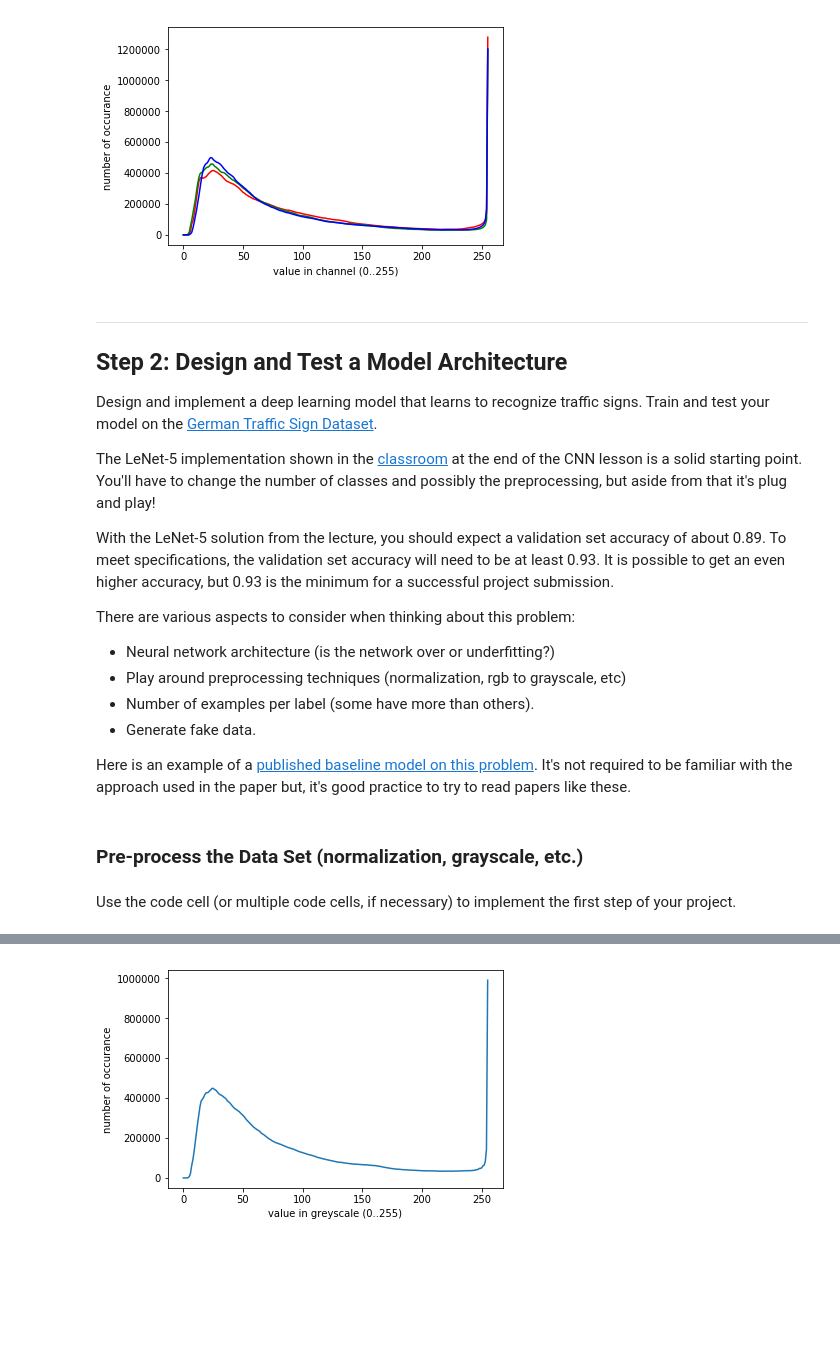
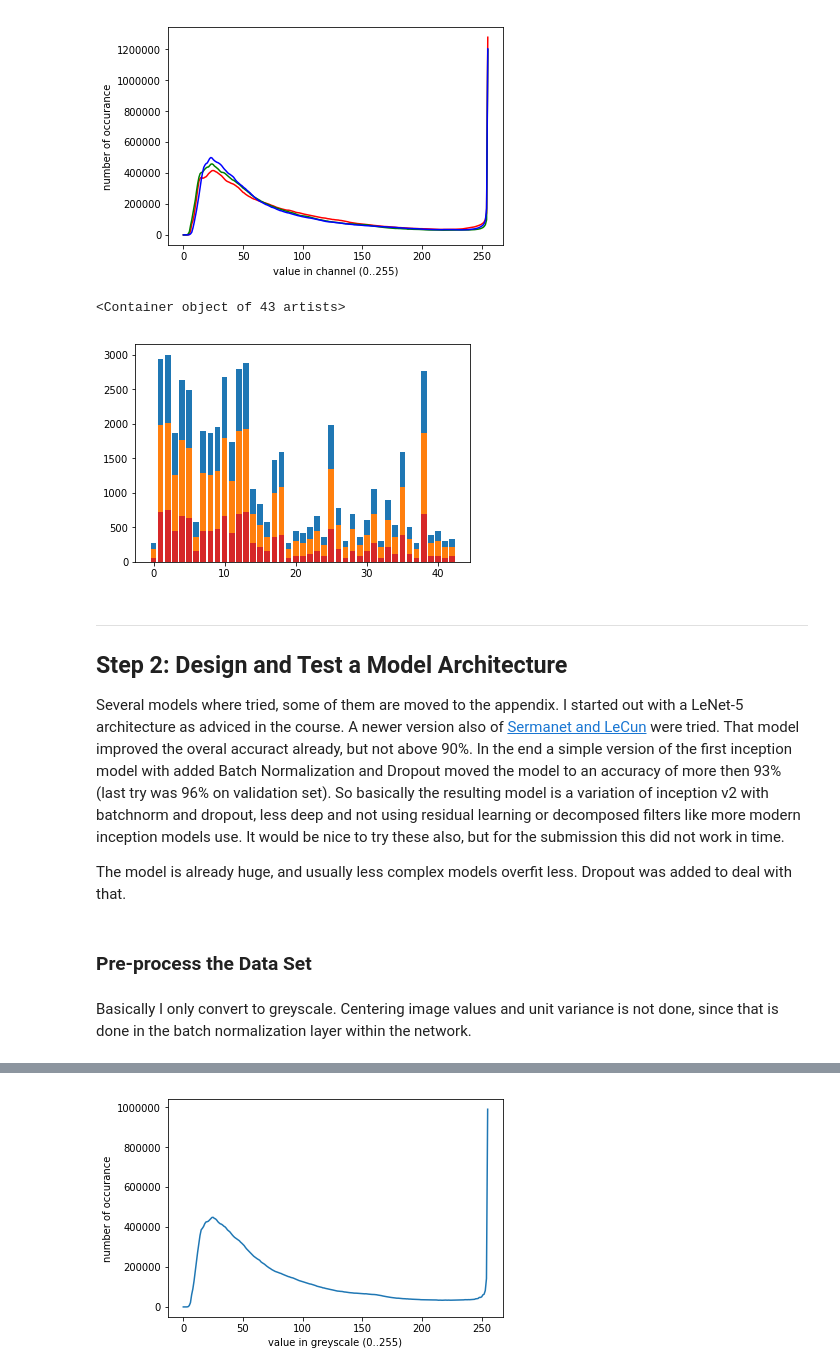
Before and after one commit to joergsimon/SDCND-Term1-TrafficSign, a Jupyter notebook: Traffic_Sign_Classifier.ipynb, the cells around one changed output, grey strips where cells are left out. Drawn from its saved outputs; the diff is of its cells as text; code cells hidden in the pictures; blank space fills up the shorter version.

Commit message:
added an output about the test set and recomputed the model with less epochs

```diff
--- a/Traffic_Sign_Classifier.ipynb
+++ b/Traffic_Sign_Classifier.ipynb
@@ -121,29 +100,43 @@ plt.ylabel('number of occurance')
 plt.show()
 # %% [output]
 [figure]
-# %% [markdown]
-----
-
-## Step 2: Design and Test a Model Architecture
-
-Design and implement a deep learning model that learns to recognize traffic signs. Train and test your model on the [German Traffic Sign Dataset](http://benchmark.ini.rub.de/?section=gtsrb&subsection=dataset).
-
-The LeNet-5 implementation shown in the [classroom](https://classroom.udacity.com/nanodegrees/nd013/parts/fbf77062-5703-404e-b60c-95b78b2f3f9e/modules/6df7ae49-c61c-4bb2-a23e-6527e69209ec/lessons/601ae704-1035-4287-8b11-e2c2716217ad/concepts/d4aca031-508f-4e0b-b493-e7b706120f81) at the end of the CNN lesson is a solid starting point. You'll have to change the number of classes and possibly the preprocessing, but aside from that it's plug and play!
-
-With the LeNet-5 solution from the lecture, you should expect a validation set accuracy of about 0.89. To meet specifications, the validation set accuracy will need to be at least 0.93. It is possible to get an even higher accuracy, but 0.93 is the minimum for a successful project submission.
-
-There are various aspects to consider when thinking about this problem:
-
-- Neural network architecture (is the network over or underfitting?)
-- Play around preprocessing techniques (normalization, rgb to grayscale, etc)
-- Number of examples per label (some have more than others).
-- Generate fake data.
-
-Here is an example of a [published baseline model on this problem](http://yann.lecun.com/exdb/publis/pdf/sermanet-ijcnn-11.pdf). It's not required to be familiar with the approach used in the paper but, it's good practice to try to read papers like these.
+# %%
+def get_classes_histogram(targets):
+    classes_hist = np.zeros(43)
+    for i in range(len(targets)):
+        classes_hist[targets[i]] = classes_hist[targets[i]] + 1
+    return classes_hist
+
+classes_hist = get_classes_histogram(all_y)
+x = range(43)
+plt.bar(x, classes_hist)
+
+classes_hist = get_classes_histogram(y_train)
+x = range(43)
+plt.bar(x, classes_hist)
+
+classes_hist = get_classes_histogram(y_valid)
+x = range(43)
+plt.bar(x, classes_hist)
+
+classes_hist = get_classes_histogram(y_test)
+x = range(43)
+plt.bar(x, classes_hist)
+# %% [output]
+<Container object of 43 artists>
+[figure, added]
+# %% [markdown]
+----
+
+## Step 2: Design and Test a Model Architecture
+
+Several models where tried, some of them are moved to the appendix. I started out with a LeNet-5 architecture as adviced in the course. A newer version also of [Sermanet and LeCun](http://yann.lecun.com/exdb/publis/pdf/sermanet-ijcnn-11.pdf) were tried. That model improved the overal accuract already, but not above 90%. In the end a simple version of the first inception model with added Batch Normalization and Dropout moved the model to an accuracy of more then 93% (last try was 96% on validation set). So basically the resulting model is a variation of inception v2 with batchnorm and dropout, less deep and not using residual learning or decomposed filters like more modern inception models use. It would be nice to try these also, but for the submission this did not work in time.
+
+The model is already huge, and usually less complex models overfit less. Dropout was added to deal with that.
 # %% [markdown]
-### Pre-process the Data Set (normalization, grayscale, etc.)
+### Pre-process the Data Set
-# %% [markdown]
-Use the code cell (or multiple code cells, if necessary) to implement the first step of your project.
+# %% [markdown]
+Basically I only convert to greyscale. Centering image values and unit variance is not done, since that is done in the batch normalization layer within the network.
 # %%
 from sklearn.utils import shuffle
 import tensorflow as tf
```
Also changed, not shown: parts of 68 cells of this notebook, 3 other files.
